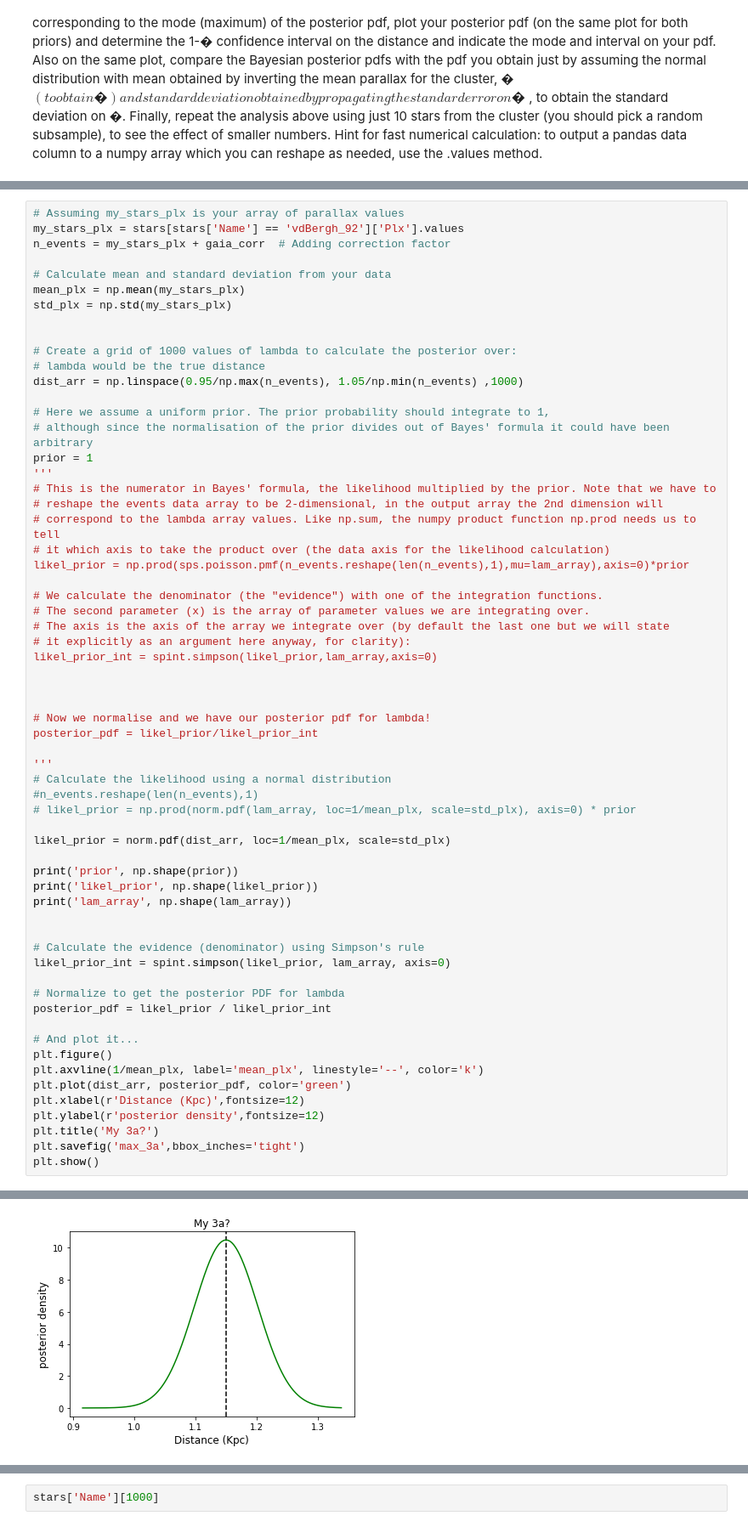
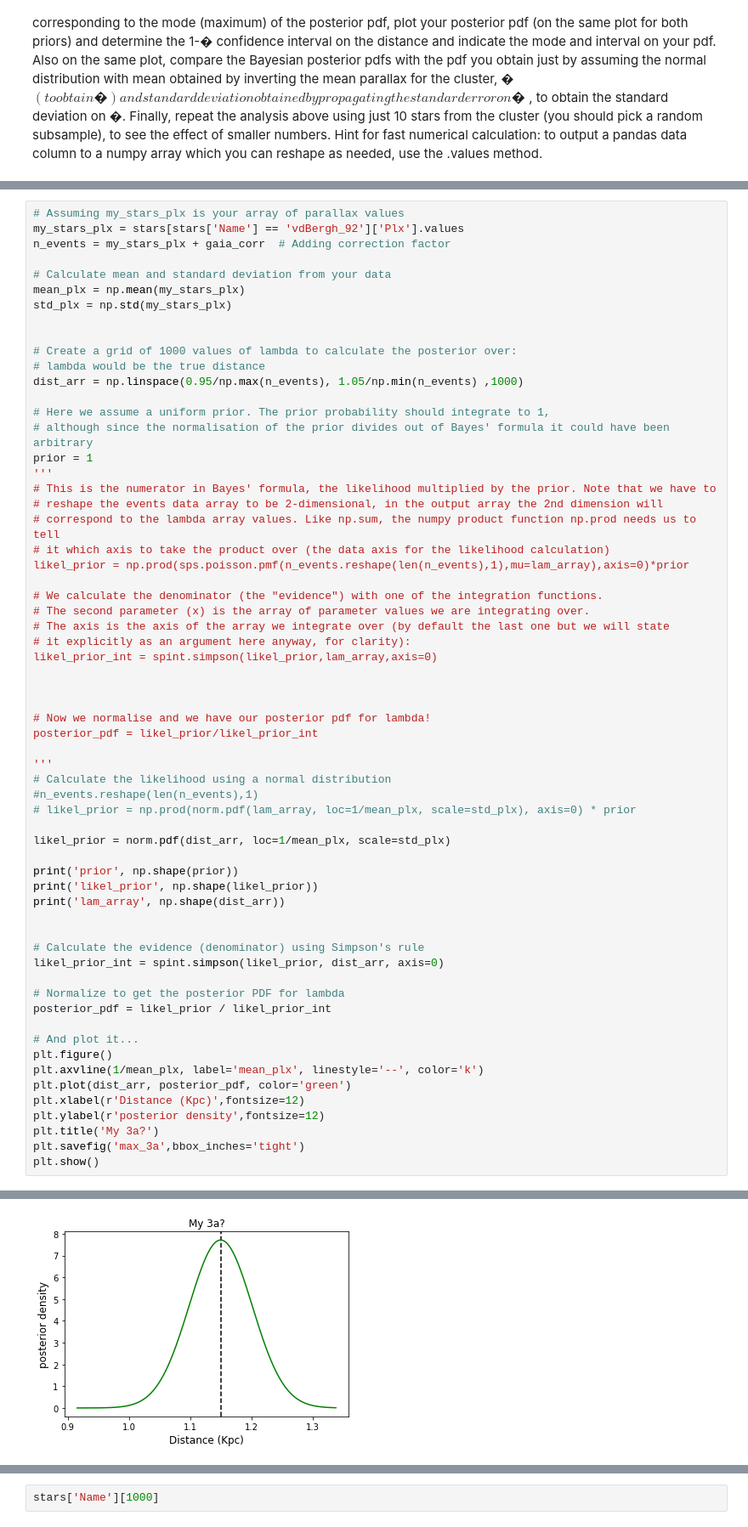
Before and after one commit to afinemax/stat_meth, a Jupyter notebook: assignments/a2/a2_max_fine.ipynb, the cells around one changed output, grey strips where cells are left out. Shown: that part at 85% size. Cells and saved outputs as stored; diff of their text form.

```diff
--- a/assignments/a2/a2_max_fine.ipynb
+++ b/assignments/a2/a2_max_fine.ipynb
@@ -380,36 +380,36 @@ posterior_pdf = likel_prior/likel_prior_int
 
 '''
 # Calculate the likelihood using a normal distribution
 #n_events.reshape(len(n_events),1)
 # likel_prior = np.prod(norm.pdf(lam_array, loc=1/mean_plx, scale=std_plx), axis=0) * prior
 
 likel_prior = norm.pdf(dist_arr, loc=1/mean_plx, scale=std_plx)
 
 print('prior', np.shape(prior))
 print('likel_prior', np.shape(likel_prior))
-print('lam_array', np.shape(lam_array))
+print('lam_array', np.shape(dist_arr))
 
 
 # Calculate the evidence (denominator) using Simpson's rule
-likel_prior_int = spint.simpson(likel_prior, lam_array, axis=0)
+likel_prior_int = spint.simpson(likel_prior, dist_arr, axis=0)
 
 # Normalize to get the posterior PDF for lambda
 posterior_pdf = likel_prior / likel_prior_int
 
 # And plot it...
 plt.figure()
 plt.axvline(1/mean_plx, label='mean_plx', linestyle='--', color='k')
 plt.plot(dist_arr, posterior_pdf, color='green')
 plt.xlabel(r'Distance (Kpc)',fontsize=12)
 plt.ylabel(r'posterior density',fontsize=12)
 plt.title('My 3a?')
 plt.savefig('max_3a',bbox_inches='tight')
 plt.show()
 # %% [output]
 prior ()
 likel_prior (1000,)
 lam_array (1000,)
-[figure, old version]
+[figure, new version]
 # %%
 # 3a
 # new
```
Also changed, not shown: parts of 4 cells of this notebook.
